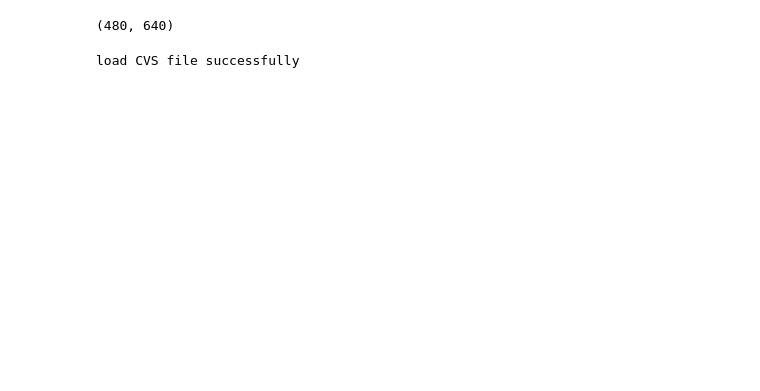
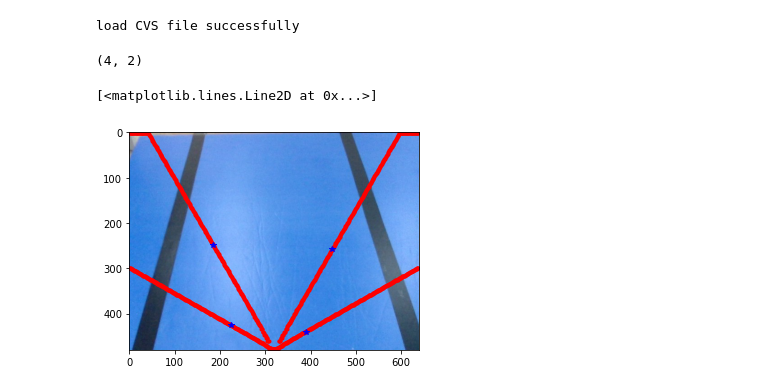
Before and after one commit to ChheangL/carCode, a Jupyter notebook: Demo.ipynb, the cells around one changed output. Saved outputs shown, nothing was run; the diff lists cells and outputs as text; code cells hidden in the pictures; blank space fills up the shorter version.

```diff
--- a/Demo.ipynb
+++ b/Demo.ipynb
@@ -14,10 +10,27 @@ img = ImageOps.grayscale(img)
-# %%
-img = np.array(img)
-img.shape
-# %% [output]
-(480, 640)
 # %%
-frame1 = Frame(640,480,10)
+frame1 = Frame(640,480,30)
 # %% [output]
 load CVS file successfully
+# %%
+img = np.array(Image.open('image/img26.jpg'))
+imshow(img)
+plt.axis([0.0,640,480,0.0])
+data = frame1.get_data(img,2)
+edges = {}
+for key in data:
+        edges[key] = ef(50,3,5,data[key],1).abnormal['num']
+points = np.empty((0,2), float)
+for key in edges.keys():
+    if not np.isnan(edges[key]):
+        temp = np.flip(frame1.lines_frame[key],axis=0)
+        cord = temp[edges[key]]
+        points = np.append(points, [cord], axis=0)
+print(points.shape)
+for line in frame1.lines_frame:
+        plt.plot(frame1.lines_frame[line][:,0],frame1.lines_frame[line][:,1],'r.')
+plt.plot(points[:,0],points[:,1],'b*')
+# %% [output]
+(4, 2)
+[<matplotlib.lines.Line2D at 0x...>]
+[figure, added]
 # %%
```
Also changed, not shown: parts of 3 cells of this notebook, 9 other files.
